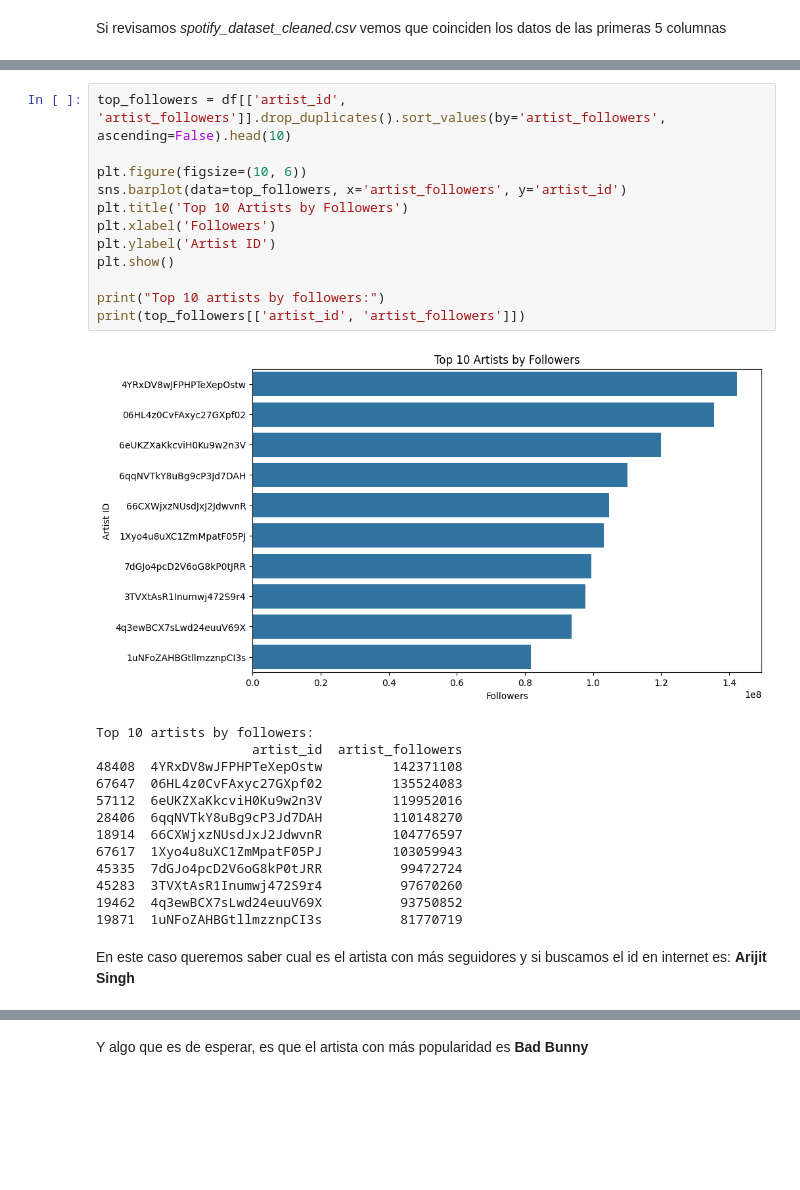
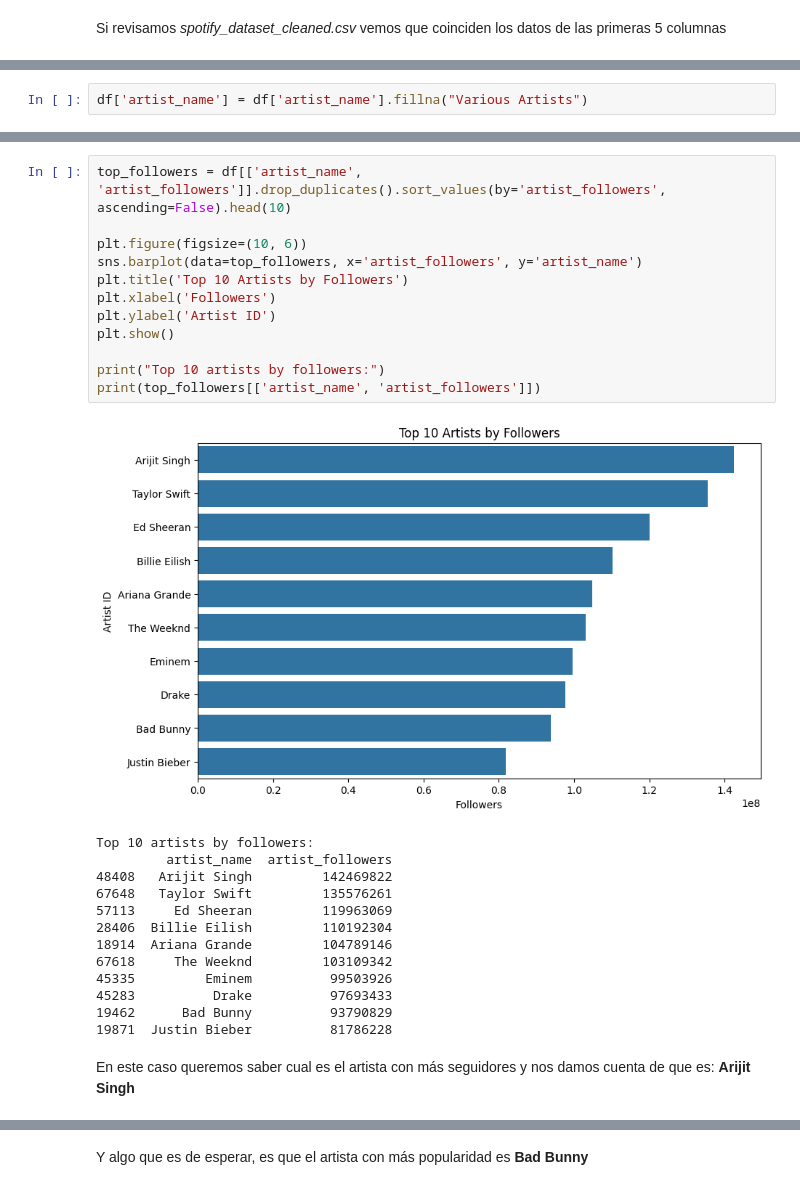
Before and after one commit to XGabrielEdwardsX/workshop_02, a Jupyter notebook: notebooks/api_spotify_003.ipynb, the cells around one changed output, grey strips where cells are left out. Drawn from its saved outputs; the diff is of its cells as text; blank space fills up the shorter version.

Commit message:
tomar en cuenta el nombre en la extracción de la api y crear un csv normalizado y limpio

```diff
--- a/notebooks/api_spotify_003.ipynb
+++ b/notebooks/api_spotify_003.ipynb
@@ -227,0 +297,2 @@ No existen valores nulos debido a que como los datos fueron traidos a partir de
+# %%
+df['artist_name'] = df['artist_name'].fillna("Various Artists")
@@ -276,29 +333,29 @@ Artist with most followers:
 # %%
-top_followers = df[['artist_id', 'artist_followers']].drop_duplicates().sort_values(by='artist_followers', ascending=False).head(10)
+top_followers = df[['artist_name', 'artist_followers']].drop_duplicates().sort_values(by='artist_followers', ascending=False).head(10)
 
 plt.figure(figsize=(10, 6))
-sns.barplot(data=top_followers, x='artist_followers', y='artist_id')
+sns.barplot(data=top_followers, x='artist_followers', y='artist_name')
 plt.title('Top 10 Artists by Followers')
 plt.xlabel('Followers')
 plt.ylabel('Artist ID')
 plt.show()
 
 print("Top 10 artists by followers:")
-print(top_followers[['artist_id', 'artist_followers']])
+print(top_followers[['artist_name', 'artist_followers']])
 # %% [output]
-[figure, old version]
+[figure, new version]
 Top 10 artists by followers:
-                    artist_id  artist_followers
-48408  4YRxDV8wJFPHPTeXepOstw         142371108
-67647  06HL4z0CvFAxyc27GXpf02         135524083
-57112  6eUKZXaKkcviH0Ku9w2n3V         119952016
-28406  6qqNVTkY8uBg9cP3Jd7DAH         110148270
-18914  66CXWjxzNUsdJxJ2JdwvnR         104776597
-67617  1Xyo4u8uXC1ZmMpatF05PJ         103059943
-45335  7dGJo4pcD2V6oG8kP0tJRR          99472724
-45283  3TVXtAsR1Inumwj472S9r4          97670260
-19462  4q3ewBCX7sLwd24euuV69X          93750852
-19871  1uNFoZAHBGtllmzznpCI3s          81770719
+         artist_name  artist_followers
+48408   Arijit Singh         142469822
+67648   Taylor Swift         135576261
+57113     Ed Sheeran         119963069
+28406  Billie Eilish         110192304
+18914  Ariana Grande         104789146
+67618     The Weeknd         103109342
+45335         Eminem          99503926
+45283          Drake          97693433
+19462      Bad Bunny          93790829
+19871  Justin Bieber          81786228
 # %% [markdown]
-En este caso queremos saber cual es el artista con más seguidores y si buscamos el id en internet es: **Arijit Singh**
+En este caso queremos saber cual es el artista con más seguidores y nos damos cuenta de que es: **Arijit Singh**
 # %%
```
Also changed, not shown: parts of 25 cells of this notebook.
